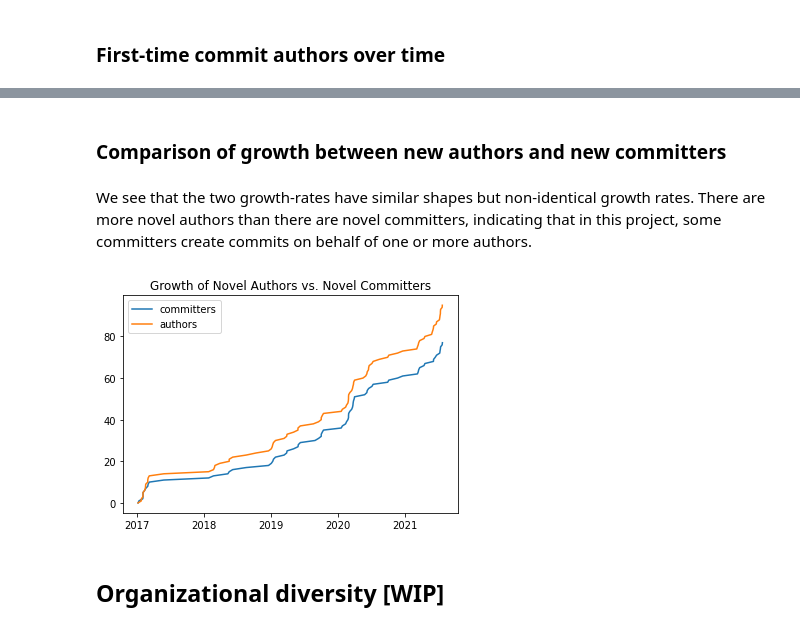
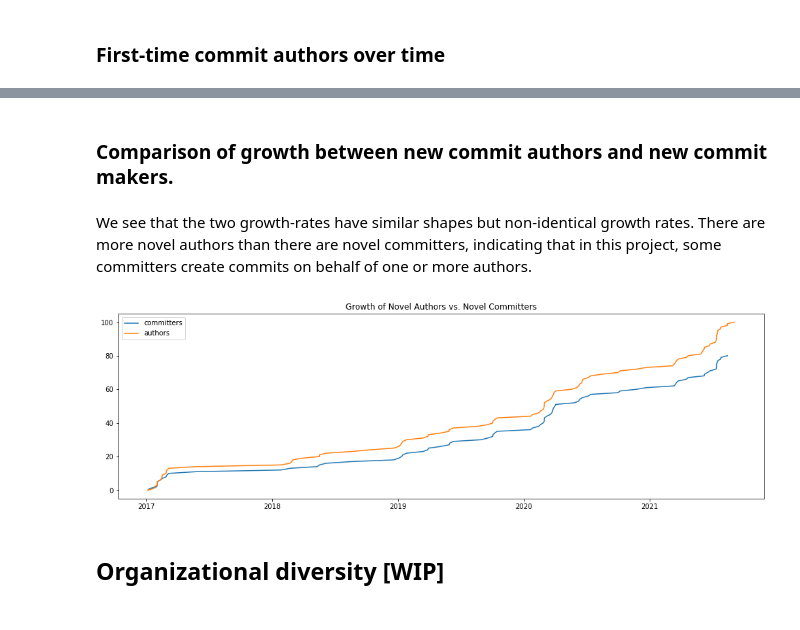
Before and after one commit to oss-aspen/Rappel, a Jupyter notebook: notebooks/community_metrics.ipynb, the cells around one changed output, grey strips where cells are left out. Cells and saved outputs as stored; diff of their text form; code cells hidden in the pictures.

```diff
--- a/notebooks/community_metrics.ipynb
+++ b/notebooks/community_metrics.ipynb
@@ -250,9 +351,10 @@ df_pr_authors.drop("index", axis=1, inplace=True)
 df_pr_committers_unique = df_pr_committers.drop_duplicates(subset="cmt_committer_name", keep="first")
 
 # Sort by the time of their first commit.
-df_pr_committers_sorted_unique = df_pr_committers_unique.sort_values("cmt_committer_timestamp")
+df_pr_committers_sorted_unique = df_pr_committers_unique.sort_values("timestamp")
 
 # Finagle the index as a column to count number of committers.
 df_pr_committers_sorted_unique = df_pr_committers_sorted_unique.reset_index()
 df_pr_committers_sorted_unique.drop("index", axis=1, inplace=True)
 df_pr_committers_sorted_unique = df_pr_committers_sorted_unique.reset_index()
+df_pr_committers_sorted_unique
@@ -265,0 +383,3 @@ ax_committers = df_pr_committers_sorted_unique.plot(x="cmt_committer_timestamp",
+# %%
+df_pr_committers_sorted_unique['date_time'] = pd.to_datetime(df_pr_committers_sorted_unique['timestamp'], format= '%Y-%m-%d', utc=True)
+df_pr_committers_sorted_unique.dtypes
@@ -272,7 +448,7 @@ ax_committers = df_pr_committers_sorted_unique.plot(x="cmt_committer_timestamp",
 df_pr_authors_unique = df_pr_authors.drop_duplicates(subset="cmt_author_name", keep="first")
 
 # Sort by the time of their first authorship.
-df_pr_authors_sorted_unique = df_pr_authors_unique.sort_values("cmt_author_timestamp")
+df_pr_authors_sorted_unique = df_pr_authors_unique.sort_values("timestamp")
 
 # Finagle the index as a column to count number of authors.
 df_pr_authors_sorted_unique = df_pr_authors_sorted_unique.reset_index()
@@ -288,0 +467,14 @@ df_pr_authors_sorted_unique.plot(x="cmt_author_timestamp", y="index", title="# N
+# %%
+df_pr_authors_sorted_unique['date_time'] = pd.to_datetime(df_pr_authors_sorted_unique['timestamp'], format= '%Y-%m-%d', utc=True)
+
+df_pr_authors_sorted_unique_daily = df_pr_authors_sorted_unique["date_time"].groupby(df_pr_authors_sorted_unique.date_time.dt.to_period("D")).agg('count')
+df_pr_authors_sorted_unique_daily.plot.bar()
+
+plt.xlabel("Day")
+locs, labels = plt.xticks()
+N = 3
+plt.xticks(locs[::N], df_pr_authors_sorted_unique_daily.index[::N].strftime('%d %b %Y'))
+plt.xticks(rotation=45)
+plt.ylabel("# New Authors")
+plt.title("# First-time Authors vs. Days")
+plt.show()
@@ -289,15 +515,15 @@ df_pr_authors_sorted_unique.plot(x="cmt_author_timestamp", y="index", title="# N
 # %% [markdown]
-### Comparison of growth between new authors and new committers
+### Comparison of growth between new commit authors and new commit makers.
 # %% [markdown]
 We see that the two growth-rates have similar shapes but non-identical growth rates. There are more novel authors than there are novel committers, indicating that in this project, some committers create commits on behalf of one or more authors.
 # %%
-plt.plot(df_pr_committers_sorted_unique["cmt_committer_timestamp"], df_pr_committers_sorted_unique["index"], label = "committers")
-plt.plot(df_pr_authors_sorted_unique["cmt_author_timestamp"], df_pr_authors_sorted_unique["index"], label = "authors")
+plt.plot(df_pr_committers_sorted_unique["timestamp"], df_pr_committers_sorted_unique["index"], label = "committers")
+plt.plot(df_pr_authors_sorted_unique["timestamp"], df_pr_authors_sorted_unique["index"], label = "authors")
 plt.title("Growth of Novel Authors vs. Novel Committers")
 plt.legend()
 plt.show()
 # %% [output]
-[figure, old version]
+[figure, new version]
 # %% [markdown]
 ## Organizational diversity [WIP]
 # %% [markdown]
```
Also changed, not shown: parts of 38 cells of this notebook, 1 other file.
